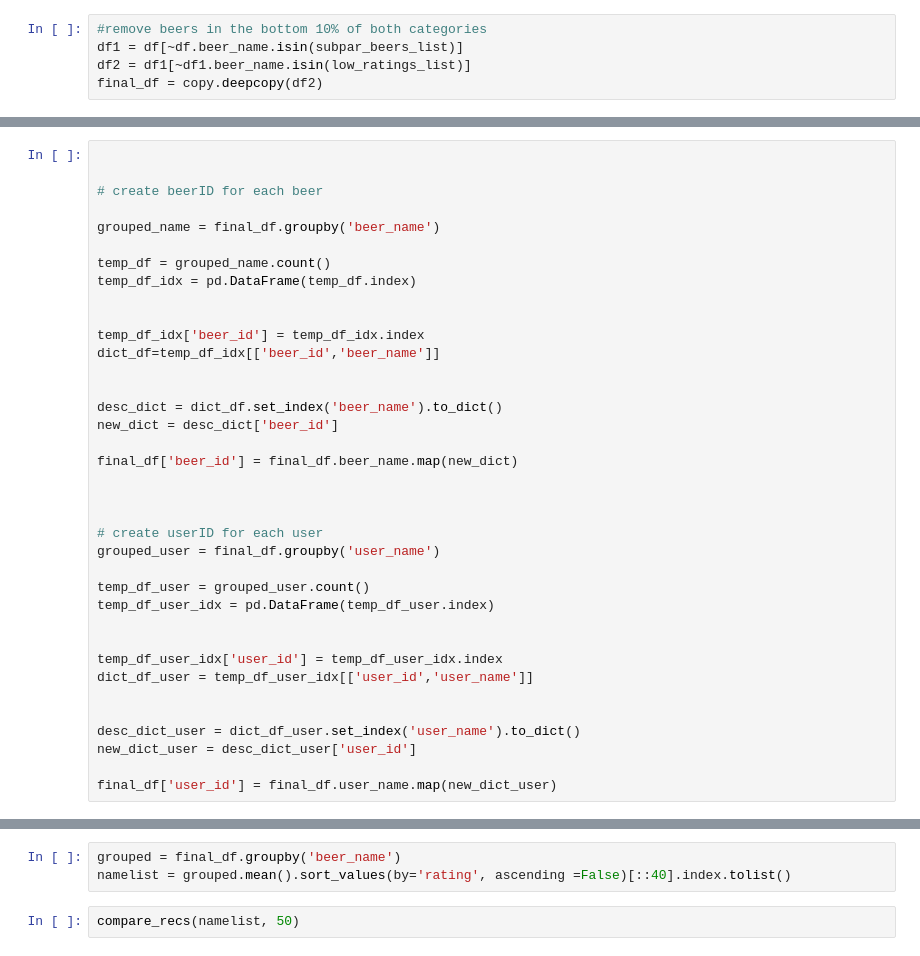
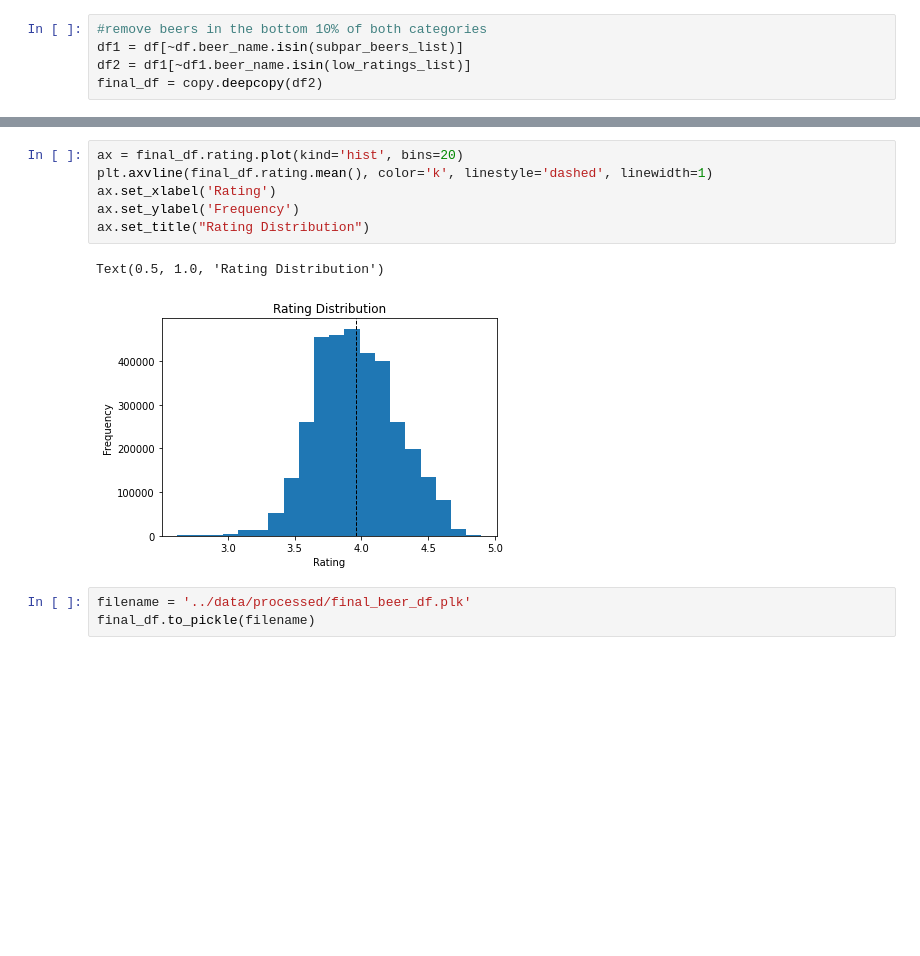
Before and after one commit to jujbates/Beer-Recommendation-System, a Jupyter notebook: notebooks/2.0-jjb-initial-data-exploration.ipynb, the cells around one changed output, grey strips where cells are left out. Saved outputs shown, nothing was run; the diff lists cells and outputs as text; blank space fills up the shorter version.

```diff
--- a/notebooks/2.0-jjb-initial-data-exploration.ipynb
+++ b/notebooks/2.0-jjb-initial-data-exploration.ipynb
@@ -208,37 +499,0 @@ new_dict_user
-# %%
-
-
-# create beerID for each beer
-
-grouped_name = final_df.groupby('beer_name')
-
-temp_df = grouped_name.count()
-temp_df_idx = pd.DataFrame(temp_df.index)
-
-
-temp_df_idx['beer_id'] = temp_df_idx.index
-dict_df=temp_df_idx[['beer_id','beer_name']]
-
-
-desc_dict = dict_df.set_index('beer_name').to_dict()
-new_dict = desc_dict['beer_id']
-
-final_df['beer_id'] = final_df.beer_name.map(new_dict)
-
-
-
-# create userID for each user
-grouped_user = final_df.groupby('user_name')
-
-temp_df_user = grouped_user.count()
-temp_df_user_idx = pd.DataFrame(temp_df_user.index)
-
-
-temp_df_user_idx['user_id'] = temp_df_user_idx.index
-dict_df_user = temp_df_user_idx[['user_id','user_name']]
-
-
-desc_dict_user = dict_df_user.set_index('user_name').to_dict()
-new_dict_user = desc_dict_user['user_id']
-
-final_df['user_id'] = final_df.user_name.map(new_dict_user)
@@ -454,5 +500,12 @@ def compare_recs(name_list,n):
-# %%
-grouped = final_df.groupby('beer_name')
-namelist = grouped.mean().sort_values(by='rating', ascending =False)[::40].index.tolist()
-# %%
-compare_recs(namelist, 50)
+# %%
+ax = final_df.rating.plot(kind='hist', bins=20)
+plt.axvline(final_df.rating.mean(), color='k', linestyle='dashed', linewidth=1)
+ax.set_xlabel('Rating')
+ax.set_ylabel('Frequency')
+ax.set_title("Rating Distribution")
+# %% [output]
+Text(0.5, 1.0, 'Rating Distribution')
+[figure, added]
+# %%
+filename = '../data/processed/final_beer_df.plk'
+final_df.to_pickle(filename)
```
Also changed, not shown: parts of 63 cells of this notebook, 1 other file.
